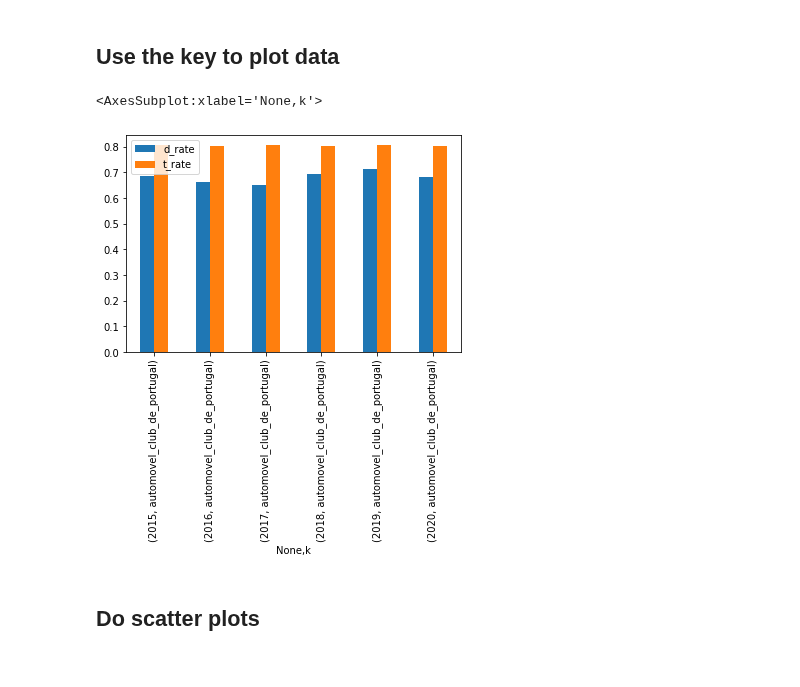
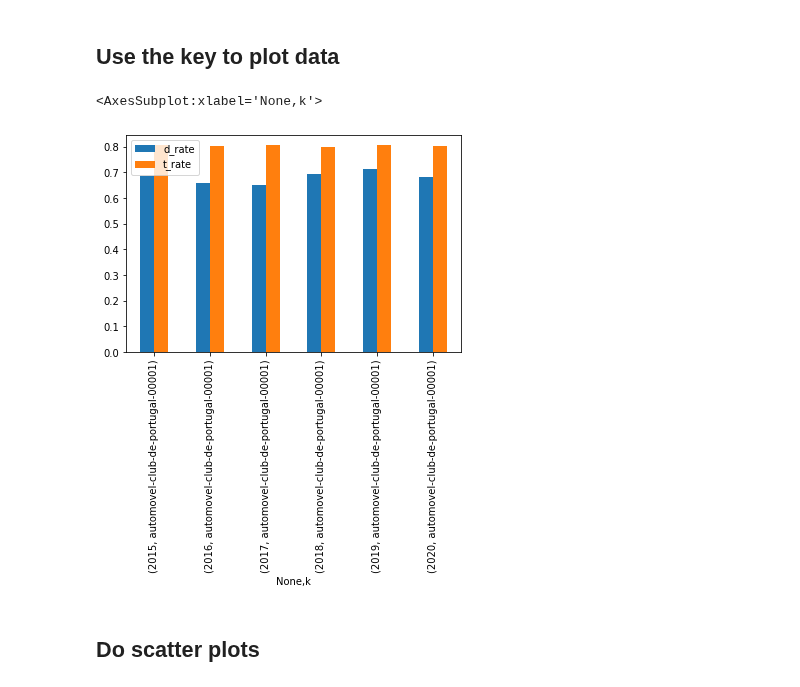
Before and after one commit to codecadre/imt-pass-rates, a Jupyter notebook: demo.ipynb, the cells around one changed output. Drawn from its saved outputs; the diff is of its cells as text; code cells hidden in the pictures.

```diff
--- a/demo.ipynb
+++ b/demo.ipynb
@@ -24,11 +24,11 @@ T.loc[T['name_raw'].str.contains('club de portugal', case=False),:]
 # %% [markdown]
 ## Use the key to plot data
 # %%
-k = "automovel_club_de_portugal"
+k = "automovel-club-de-portugal-00001"
 T.loc[[("2015", k), ("2016", k), ("2017", k), ("2018", k), ("2019", k), ("2020", k) ], ["d_rate", "t_rate"]].plot.bar()
 # %% [output]
 <AxesSubplot:xlabel='None,k'>
-[figure, old version]
+[figure, new version]
 # %% [markdown]
 ## Do scatter plots
 # %%
```
Also changed, not shown: parts of 3 cells of this notebook, 3 other files.
